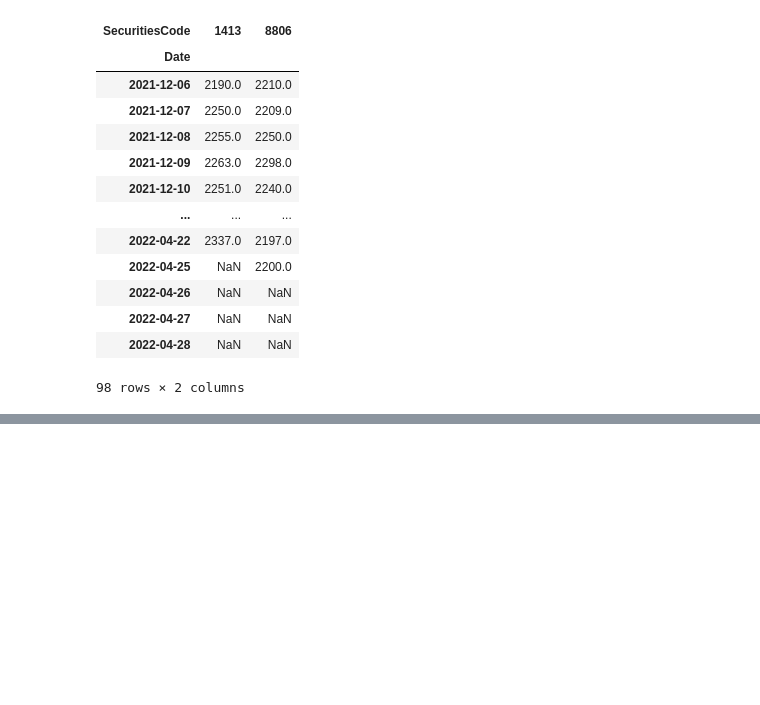
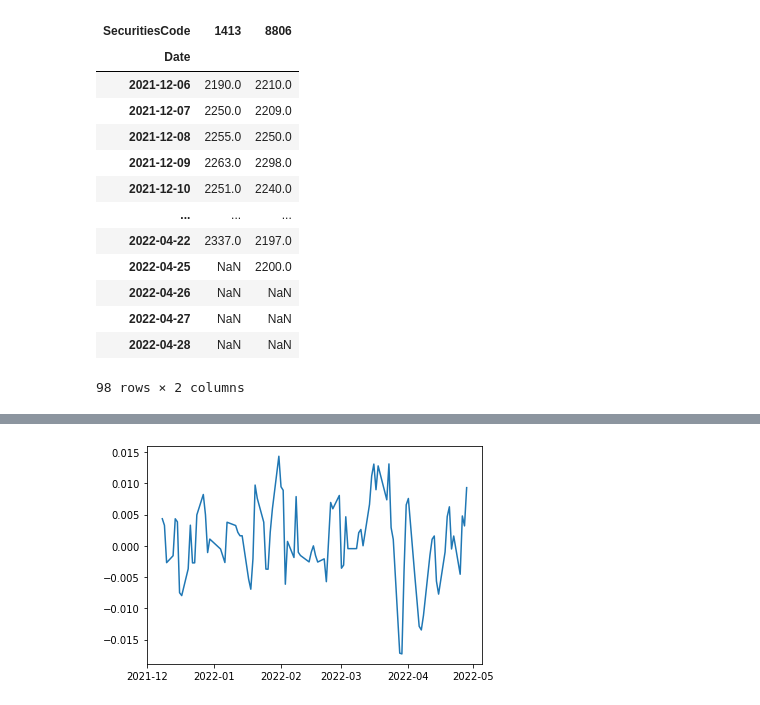
Before and after one commit to sekabum1/kaggle_jpx, a Jupyter notebook: jpx-eggs-of-ds.ipynb, the cells around one changed output, grey strips where cells are left out. Cells and saved outputs as stored; diff of their text form; code cells hidden in the pictures; blank space fills up the shorter version.

```diff
--- a/jpx-eggs-of-ds.ipynb
+++ b/jpx-eggs-of-ds.ipynb
@@ -134,0 +171,9 @@ pd.pivot(prices,index="Date",columns="SecuritiesCode",values="Close")[[1413,8806
+# %%
+import matplotlib.pyplot as plt
+y=prices[prices["SecuritiesCode"]==1301]["Target"].rolling(window=3).mean()
+x=prices[prices["SecuritiesCode"]==1301]["Date"]
+
+plt.plot(x,y)
+plt.show()
+# %% [output]
+[figure, added]
```
Also changed, not shown: parts of 7 cells of this notebook.
